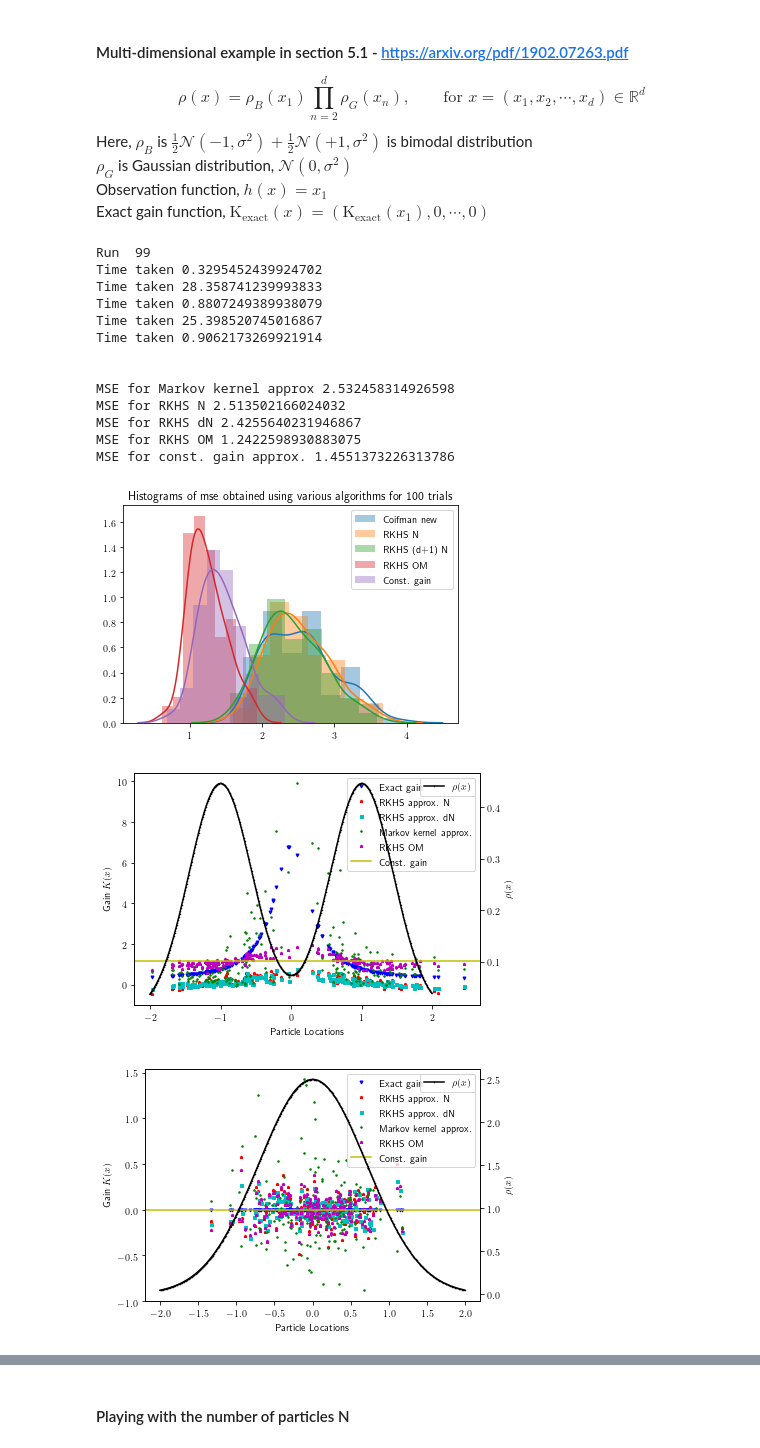
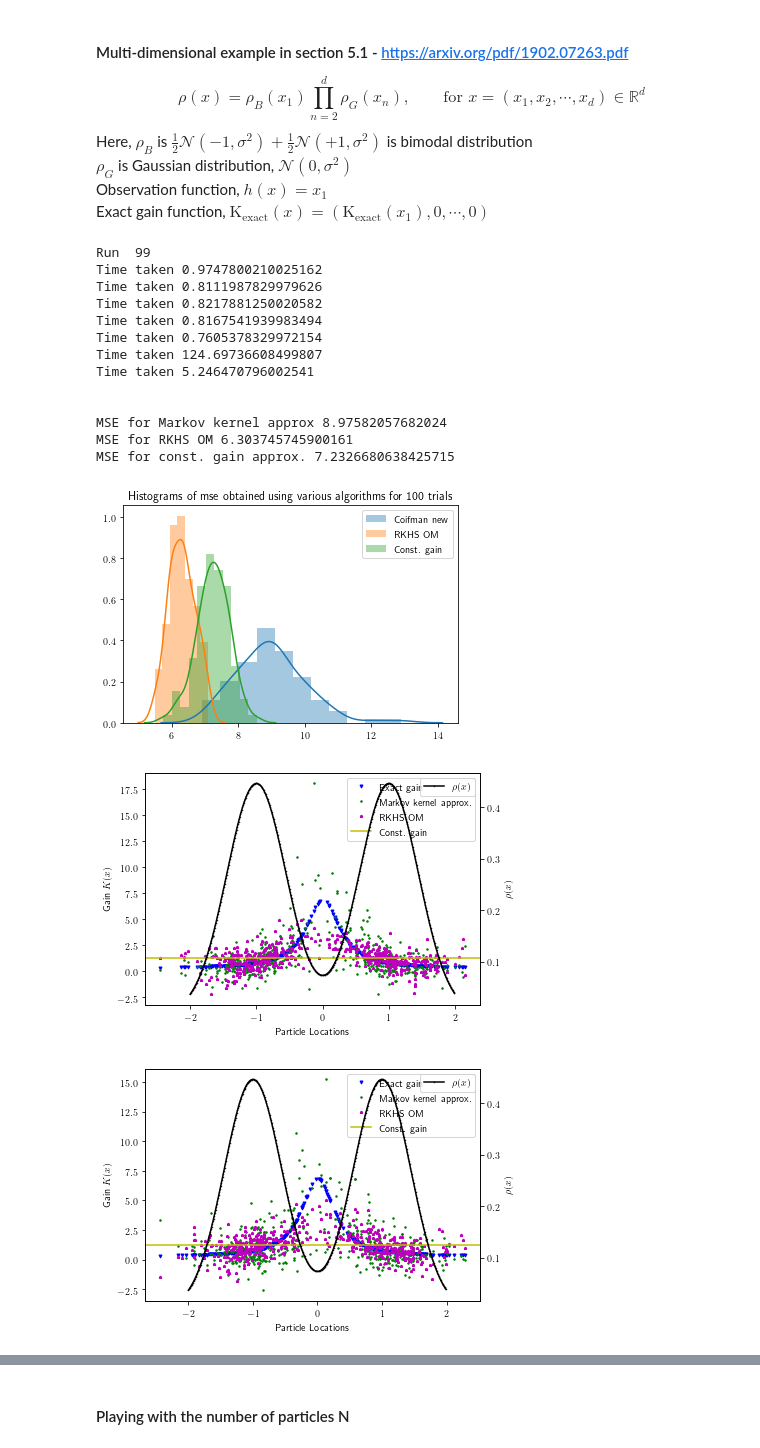
Before and after one commit to a4anandr/FPF-code, a Jupyter notebook: Python Code/FPF_main.ipynb, the cells around one changed output, grey strips where cells are left out. Saved outputs shown, nothing was run; the diff lists cells and outputs as text; code cells hidden in the pictures.

Commit message:
Working version of a 2-component Gaussian mixture in 5 each of the 5 dimensions

```diff
--- a/Python Code/FPF_main.ipynb
+++ b/Python Code/FPF_main.ipynb
@@ -34,7 +34,7 @@ def get_samples(N, mu, sigma_b, w, dim,  sigma = None, gm = 1):
                 Xi[i,d] = mu[0]  + sigma_b[0] * np.random.normal()
             else:
                 Xi[i,d]  = mu[1]  + sigma_b[1] * np.random.normal()
-        for d in range(1, dim - gm):
+        for d in range(gm, dim):
             Xi[i,d] = sigma * np.random.normal()
     return Xi
 # %% [markdown]
@@ -292,5 +297,5 @@ def gain_exact(Xi, c, p):
 # %%
-def gain_num_integrate(Xi, c, p):
+def gain_num_integrate(Xi, c, p, d=0):
     start = timer()
 
     N = len(Xi)
@@ -315,8 +320,8 @@ def gain_num_integrate(Xi, c, p):
             integral[i] = integrate.quad( integrand, -np.inf, Xi[i])[0]
             K[i] = - integral[i]/ p_x(Xi[i])
         else:
-            integral[i] = integrate.quad( integrand, -np.inf, Xi[i,0])[0]
-            K[i] = - integral[i]/ p_x(Xi[i,0])
+            integral[i] = integrate.quad( integrand, -np.inf, Xi[i,d])[0]
+            K[i] = - integral[i]/ p_x(Xi[i,d])
     # K = np.reshape(K,(N,1))
 
     end = timer()
@@ -509,7 +518,7 @@ if __name__ == '__main__':
     const  = 0      # Computes the constant gain approximation
 
     # Run parameters
-    No_runs = 10
+    No_runs = 1
 
     # FPF parameters - No. of particles
     N = 200
@@ -712,8 +699,8 @@ if __name__ == '__main__':
     ## Flags to be set to choose which methods to compare
     exact  = 1      # Computes the exact gain and plots
     coif   = 1      # Computes gain using Coifman kernel method
-    rkhs_N = 1      # Computes gain using subspace of RKHS
-    rkhs_dN= 1      # Computes optimal gain using RKHS
+    rkhs_N = 0      # Computes gain using subspace of RKHS
+    rkhs_dN= 0      # Computes optimal gain using RKHS
     om     = 1      # Computes gain using RKHS enforcing constant gain constraint
     memory = 0      # Computes gain using RKHS with a memory parameter for previous gain
     om_mem = 0      # Computes gain using const gain approx and a memory parameter for previous gain
@@ -727,16 +714,20 @@ if __name__ == '__main__':
     No_runs = 100
 
     # FPF parameters - No. of particles
-    N = 200
+    N = 500
 
     # System parameters
-    dim = 10     # dimension of the system
+    dim = 5     # dimension of the system
     x = symbols('x0:%d'%dim)
-    c = x[0]       # Observation function
-    # c_x = lambdify(x, c, 'numpy')
-    c_x = lambdify(x[0], c, 'numpy')
+    c_coef = np.ones((1,dim))   # [1,0]
+    c =  c_coef.dot(x)      # Observation function
+    c_x = lambdify(x, c, 'numpy')
+#     c_x_d = np.zeros((dim,1))
+#     for d in np.arange(dim):
+#         c_x_d[d] = diff(c,x[d])*x[d]
 
     # Parameters of the prior density \rho_B - 2 component Gaussian mixture density
+    gm = dim     # No. of dimensions with Gaussian mixture densities in the dim-dimensional density, should be <= dim
     m = 2      # No of components in the Gaussian mixture
     sigma_b = [0.4472, 0.4472]   # Gives \sigma^2 = 0.2
     mu_b  = [-1, 1]
@@ -764,17 +755,19 @@ if __name__ == '__main__':
     for run in range(No_runs):
         clear_output()
         print('Run ',run)
-        Xi  = get_samples(N, mu_b, sigma_b, w_b, dim, sigma, gm = dim)
-        get_samples
+        Xi  = get_samples(N, mu_b, sigma_b, w_b, dim, sigma, gm)
         if dim == 1:
             Xi = np.sort(Xi,kind = 'mergesort')
-        C = np.reshape(c_x(Xi[:,0]),(len(Xi),1))
+        # C = np.reshape(c_x(Xi[:,0]),(len(Xi),1))
         # C   = np.reshape(c_x(Xi[:,0],Xi[:,1]),(len(Xi),1))
-
+        C = np.reshape(c_x(*Xi.T),(len(Xi),1))
         if exact == 1:
 
             K_exact = np.zeros((N, dim))
-            K_exact[:,0]  = gain_num_integrate(Xi, c, p_b)
+            for d in range(gm):
+                # K_exact[:,d]  = gain_num_integrate(Xi, c, p_b, d)
+                # c_x_d = diff(c,x[d])*x[d]
+                K_exact[:,d]  = gain_num_integrate(Xi,x[0] , p_b, d)
 
         if coif ==1:
             eps_coif = 0.1
@@ -799,7 +792,7 @@ if __name__ == '__main__':
 
         if om == 1:
             eps_om = 0.2
-            Lambda_om = 1e-2
+            Lambda_om = 1e-3
             K_om = gain_rkhs_om(Xi, C, eps_om, Lambda_om, diag = 0)
             if exact == 1:
                 mse_om[run] = mean_squared_error(K_exact, K_om)
@@ -850,48 +843,44 @@ if __name__ == '__main__':
         if exact == 1:
             ax1.plot(Xi[:,d], K_exact[:,d], 'bv', markersize = marker_size, label ='Exact gain')
         if rkhs_N == 1:
             ax1.plot(Xi[:,d], K_rkhs_N[:,d], 'r*', markersize = marker_size, label = 'RKHS approx. N')
         if rkhs_dN == 1:
             ax1.plot(Xi[:,d], K_rkhs_dN[:,d], 'cs', markersize = marker_size, label = 'RKHS approx. dN')
         if coif == 1:
             ax1.plot(Xi[:,d], K_coif[:,d], 'g.', markersize = marker_size, label ='Markov kernel approx.')
         if om == 1:
             ax1.plot(Xi[:,d], K_om[:,d], 'm*', markersize = marker_size, label = 'RKHS OM')
         if coif_old == 1:
             ax1.plot(Xi[:,d], K_coif_old[:,d], 'y.', markersize = marker_size, label ='Old Markov kernel')
         if const == 1:
             ax1.axhline(y= K_const[d], color = 'y', linestyle = '-', label ='Const. gain')
             # plt.axhline(y=0.5, color='r', linestyle='-')
         handles, labels = ax1.get_legend_handles_labels()
-        # ax1.legend([handle for i,handle in enumerate(handles) if i%dim == 0], [label for i,label in enumerate(labels) if i%dim ==0], loc='best')
         ax1.legend()
         ax2 =ax1.twinx()
-        if d == 0:
-            ax2.plot(np.arange(-2,2,0.01), p_b_x(np.arange(-2,2,0.01)),'k.-', markersize =1, label = r'$\rho(x)$')
-        else:
-            ax2.plot(np.arange(-2,2,0.01), p_g_x(np.arange(-2,2,0.01)),'k.-', markersize =1, label = r'$\rho(x)$')
+        ax2.plot(np.arange(-2,2,0.01), p_b_x(np.arange(-2,2,0.01)),'k.-', markersize =1, label = r'$\rho(x)$')
         ax2.set_ylabel(r'$\rho(x)$')
         ax2.legend(loc=1)
         ax1.set_xlabel('Particle Locations')
         ax1.set_ylabel('Gain $K(x)$')
         # ax1.legend()
         plt.xticks(rotation = 45)
         plt.tight_layout()
         plt.show()
 # %% [output]
 Run  99
-Time taken 0.3295452439924702
-Time taken 28.358741239993833
-Time taken 0.8807249389938079
-Time taken 25.398520745016867
-Time taken 0.9062173269921914
+Time taken 0.9747800210025162
+Time taken 0.8111987829979626
+Time taken 0.8217881250020582
+Time taken 0.8167541939983494
+Time taken 0.7605378329972154
+Time taken 124.69736608499807
+Time taken 5.246470796002541
 
 
-MSE for Markov kernel approx 2.532458314926598
-MSE for RKHS N 2.513502166024032
-MSE for RKHS dN 2.4255640231946867
-MSE for RKHS OM 1.2422598930883075
-MSE for const. gain approx. 1.4551373226313786
+MSE for Markov kernel approx 8.97582057682024
+MSE for RKHS OM 6.303745745900161
+MSE for const. gain approx. 7.2326680638425715
-[figure, old version]
+[figure, new version]
-[figure, old version]
+[figure, new version]
-[figure, old version]
+[figure, new version]
```
Also changed, not shown: parts of 27 cells of this notebook.
